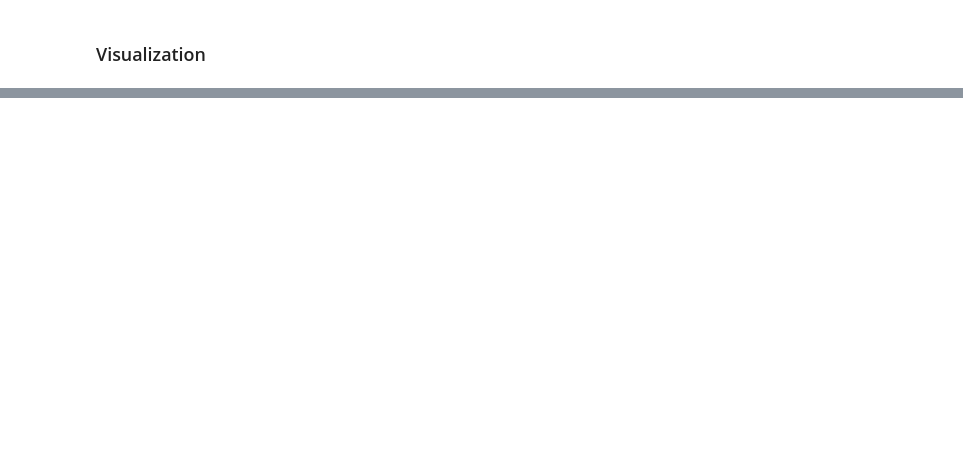
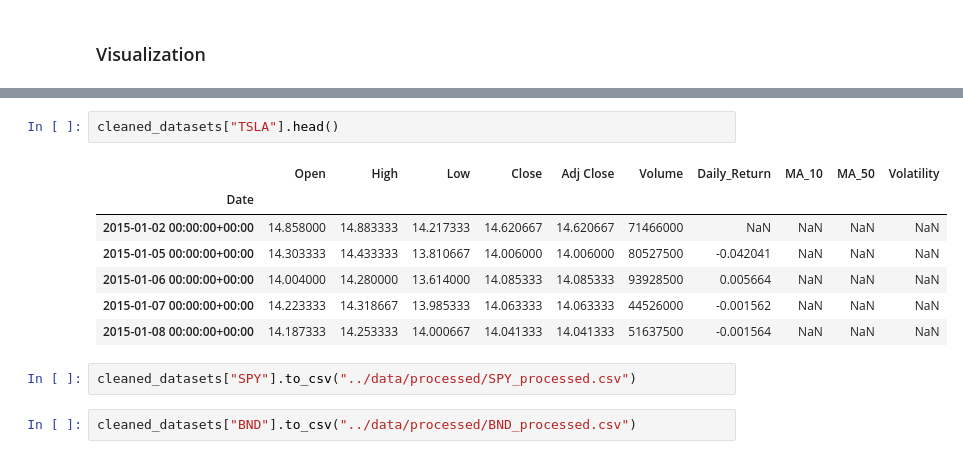
Before and after one commit to Birkity/PortfolioPredictor, a Jupyter notebook: notebooks/task1_preprocessing.ipynb, the cells around one changed output, grey strips where cells are left out. Drawn from its saved outputs; the diff is of its cells as text; blank space fills up the shorter version.

Commit message:
Save processed data

```diff
--- a/notebooks/task1_preprocessing.ipynb
+++ b/notebooks/task1_preprocessing.ipynb
@@ -130,0 +145,14 @@ for name, data in cleaned_datasets.items():
+# %%
+cleaned_datasets["TSLA"].head()
+# %% [output]
+|  | Open | High | Low | Close | Adj Close | Volume | Daily_Return | MA_10 | MA_50 | Volatility |
+| Date |  |  |  |  |  |  |  |  |  |  |
+| 2015-01-02 00:00:00+00:00 | 14.858000 | 14.883333 | 14.217333 | 14.620667 | 14.620667 | 71466000 | NaN | NaN | NaN | NaN |
+| 2015-01-05 00:00:00+00:00 | 14.303333 | 14.433333 | 13.810667 | 14.006000 | 14.006000 | 80527500 | -0.042041 | NaN | NaN | NaN |
+| 2015-01-06 00:00:00+00:00 | 14.004000 | 14.280000 | 13.614000 | 14.085333 | 14.085333 | 93928500 | 0.005664 | NaN | NaN | NaN |
+| 2015-01-07 00:00:00+00:00 | 14.223333 | 14.318667 | 13.985333 | 14.063333 | 14.063333 | 44526000 | -0.001562 | NaN | NaN | NaN |
+| 2015-01-08 00:00:00+00:00 | 14.187333 | 14.253333 | 14.000667 | 14.041333 | 14.041333 | 51637500 | -0.001564 | NaN | NaN | NaN |
+# %%
+cleaned_datasets["SPY"].to_csv("../data/processed/SPY_processed.csv")
+# %%
+cleaned_datasets["BND"].to_csv("../data/processed/BND_processed.csv")
```
Also changed, not shown: parts of 4 cells of this notebook, 1 other file.
